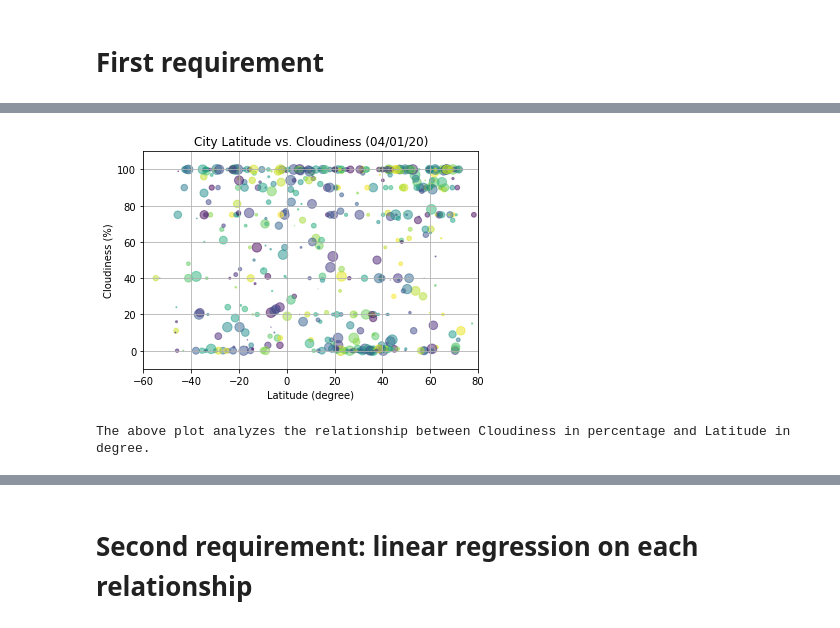
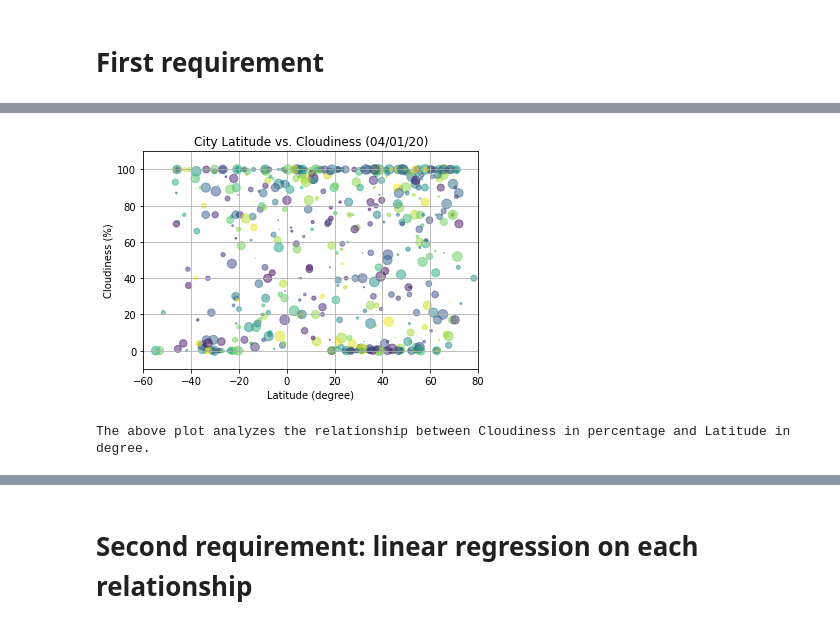
Before and after one commit to davro76/Python_API_Challenge, a Jupyter notebook: WeatherPy/weatherpy.ipynb, the cells around one changed output, grey strips where cells are left out. Saved outputs shown, nothing was run; the diff lists cells and outputs as text; code cells hidden in the pictures.

```diff
--- a/WeatherPy/weatherpy.ipynb
+++ b/WeatherPy/weatherpy.ipynb
@@ -207,23 +211,23 @@ print("The above plot analyzes the relationship between Humidity in percentage a
 The above plot analyzes the relationship between Humidity in percentage and Latitude in degree.
 # %%
 # Latitude vs. Cloudiness Plot
-N = 560
+N = 563
 x = weather_df["Lat"]
 y = weather_df["Cloudiness"]
 colors = np.random.rand(N)
 area = (10 * np.random.rand(N))**2
 plt.scatter(x, y, s=area, c=colors, alpha=0.5)
 plt.grid()
 plt.xlabel("Latitude (degree)")
 plt.ylabel("Cloudiness (%)")
 plt.title("City Latitude vs. Cloudiness (04/01/20)")
 plt.xlim(-60,80)
 plt.ylim(-10,110)
 plt.savefig("/Users/rodneydavermann/Desktop/Python_api_Challenge/OutputData/LatitudeCloudiness.png")
 plt.show()
 print("The above plot analyzes the relationship between Cloudiness in percentage and Latitude in degree.")
 # %% [output]
-[figure, old version]
+[figure, new version]
 The above plot analyzes the relationship between Cloudiness in percentage and Latitude in degree.
 # %%
 # Latitude vs. Wind Speed Plot
```
Also changed, not shown: parts of 26 cells of this notebook, 16 other files.
